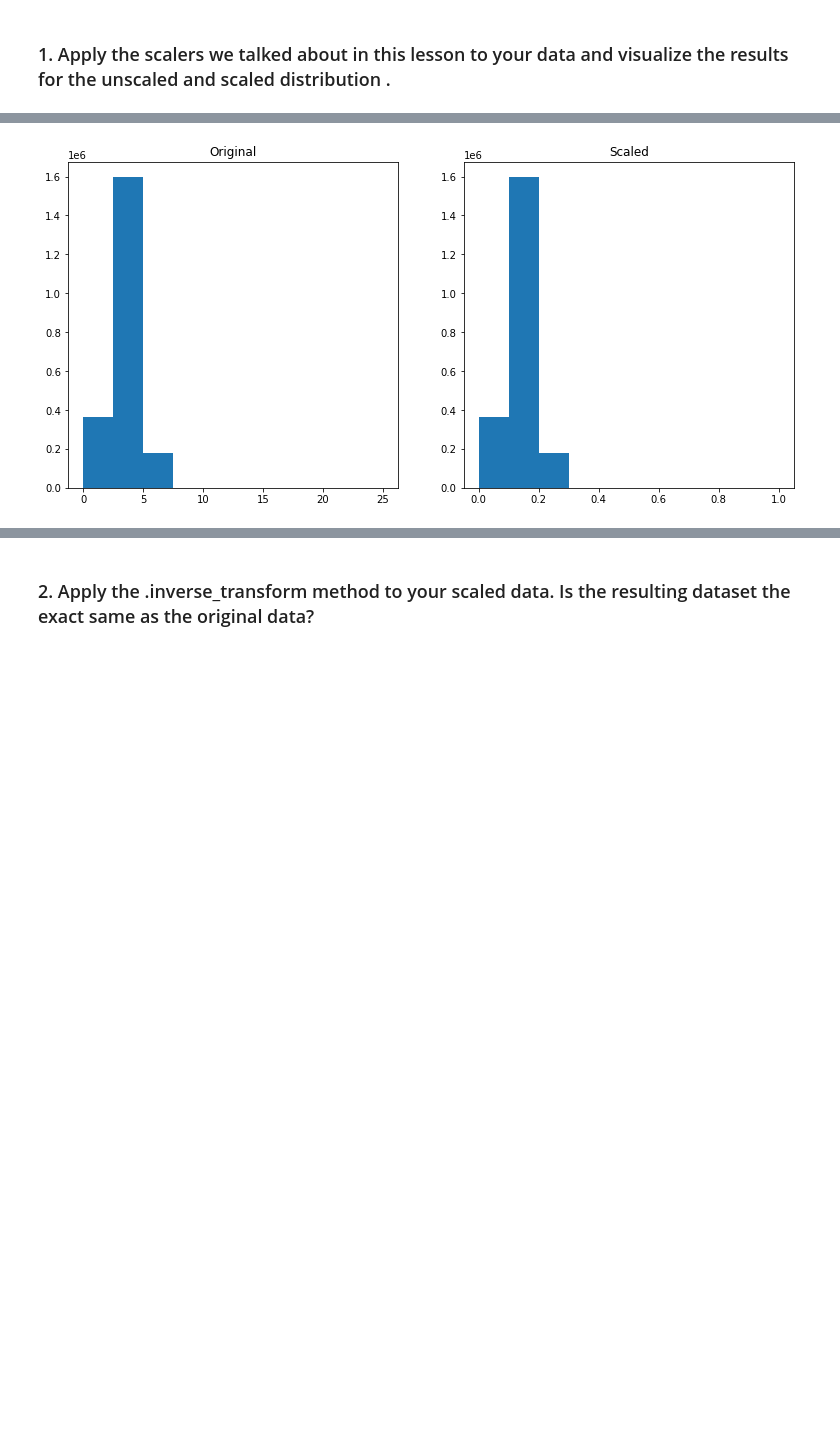
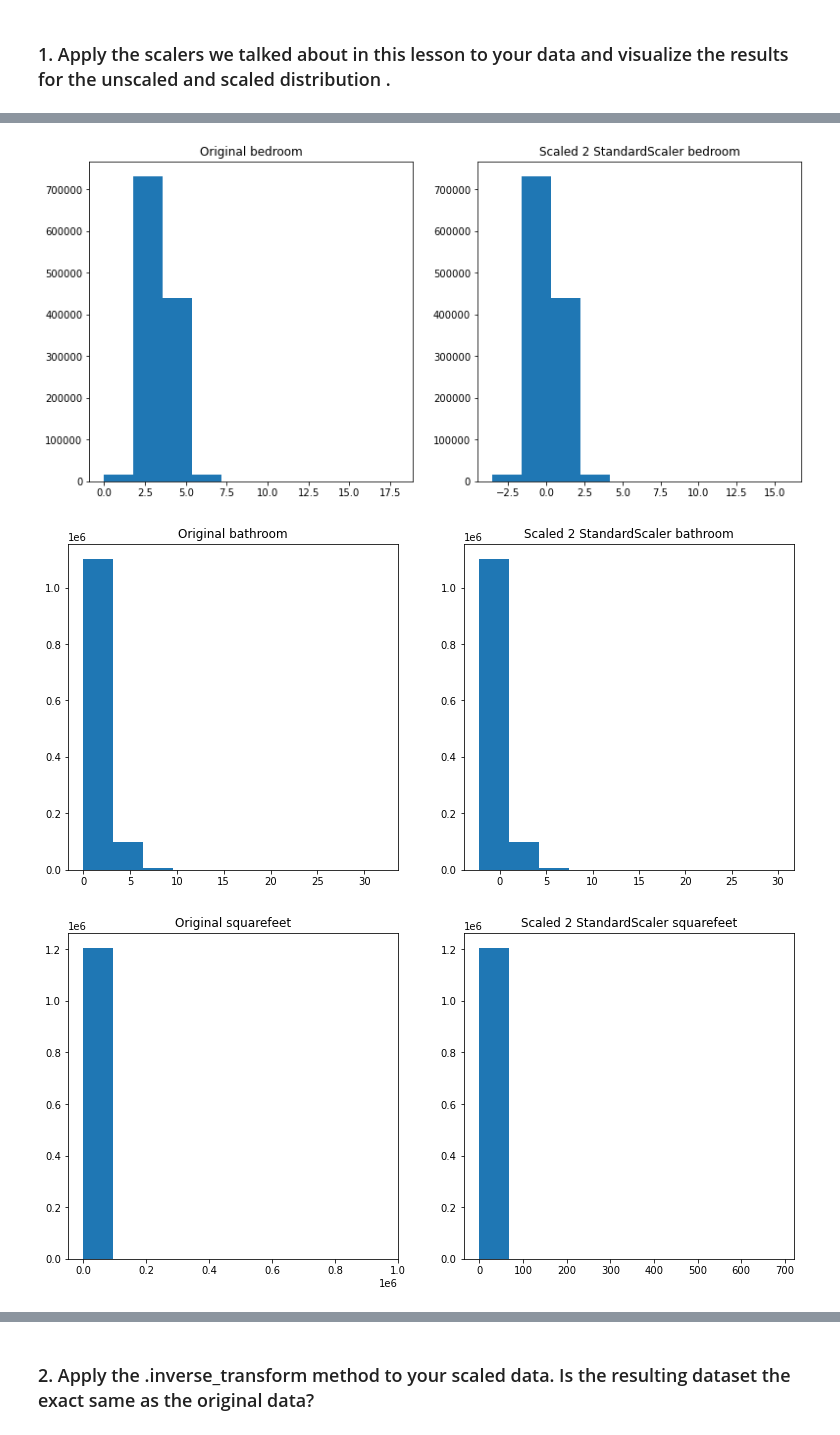
Before and after one commit to Yvette-Ibarra/regression-exercises, a Jupyter notebook: scaling.ipynb, the cells around one changed output, grey strips where cells are left out. Cells and saved outputs as stored; diff of their text form; code cells hidden in the pictures; blank space fills up the shorter version.

```diff
--- a/scaling.ipynb
+++ b/scaling.ipynb
@@ -48,7 +52,7 @@ df.describe().T
 ### 1. Apply the scalers we talked about in this lesson to your data and visualize the results for the unscaled and scaled distribution .
 # %%
 # must be df.copy otherwise df_scaled will also change df scale
-df_scaled=df.copy()
-df_scaled2=df.copy()
-df_scaled3= df.copy()
+x_scaled= x_train.copy()
+x_scaled2= x_train.copy()
+x_scaled3= x_train.copy()
 # %%
@@ -59,8 +63,8 @@ Index(['bedroomcnt', 'bathroomcnt', 'calculatedfinishedsquarefeet',
       dtype='object')
 # %%
-cols = ['bedroomcnt', 'bathroomcnt', 'calculatedfinishedsquarefeet',
-       'taxvaluedollarcnt', 'yearbuilt', 'taxamount']
+cols = ['bedroom', 'bathroom', 'squarefeet', 'tax_value', 'yearbuilt',
+       'taxamount']
 scaler1 = sklearn.preprocessing.MinMaxScaler()
-scaler1.fit(df_scaled[cols])
+scaler1.fit(x_scaled[cols])
 
-df_scaled[cols] = scaler1.transform(df_scaled[cols])
+x_scaled[cols] = scaler1.transform(x_scaled[cols])
@@ -98,0 +71,9 @@ df_scaled
+# %%
+for i in cols:
+    plt.figure(figsize=(13, 6))
+    plt.subplot(121)
+    plt.hist(data=x_train, x= i,bins=10)
+    plt.title(f'Original {i}')
+    plt.subplot(122)
+    plt.hist(data=x_scaled, x= i,bins=10)
+    plt.title(f'Scaled 2 Min Max {i}');
@@ -99,10 +87,20 @@ df_scaled
+# %%
+cols = ['bedroom', 'bathroom', 'squarefeet', 'tax_value', 'yearbuilt',
+       'taxamount']
+scaler2 = sklearn.preprocessing.StandardScaler()
+scaler2.fit(x_scaled2[cols])
+
+x_scaled2[cols] = scaler2.fit_transform(x_scaled2[cols])
 # %%
-plt.figure(figsize=(13, 6))
-plt.subplot(121)
-plt.hist(data=df, x= 'bedroomcnt',bins=10)
-plt.title('Original')
-plt.subplot(122)
-plt.hist(data=df_scaled, x= 'bedroomcnt',bins=10)
-plt.title('Scaled');
+for i in cols:
+    plt.figure(figsize=(13, 6))
+    plt.subplot(121)
+    plt.hist(data=x_train, x= i,bins=10)
+    plt.title(f'Original {i}')
+    plt.subplot(122)
+    plt.hist(data=x_scaled2, x= i,bins=10)
+    plt.title(f'Scaled 2 StandardScaler {i}');
 # %% [output]
-[figure, old version]
+[figure, new version]
+[figure, added]
+[figure, added]
```
Also changed, not shown: parts of 40 cells of this notebook.
